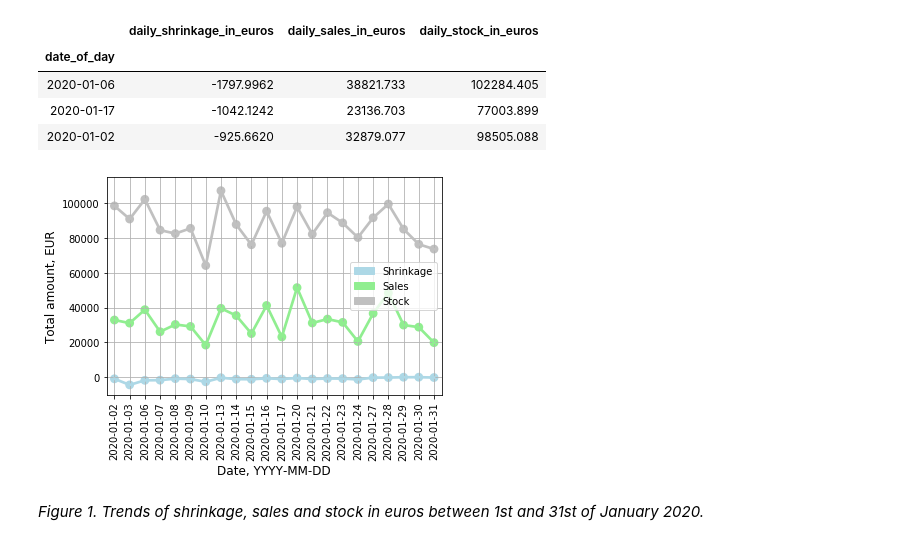
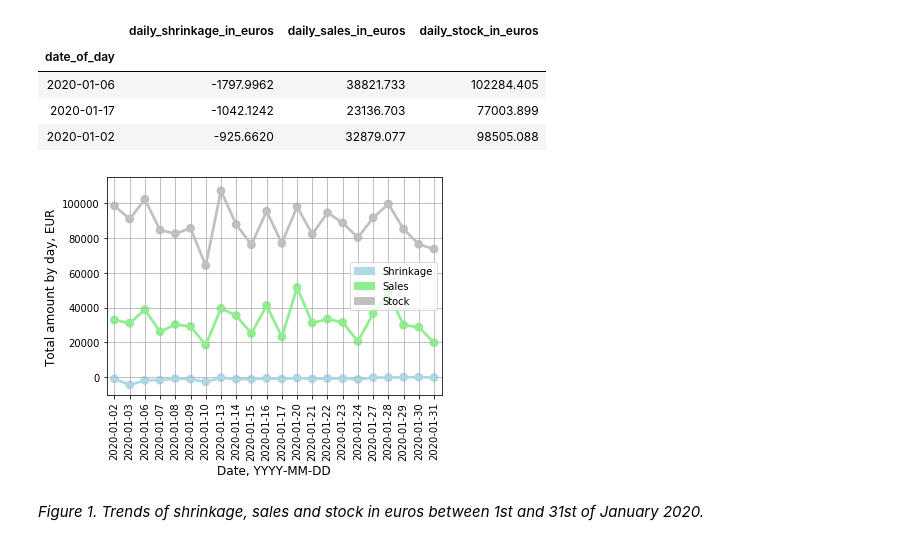
Before and after one commit to irina-baeva/retail-ds-project, a Jupyter notebook: metro_project_irina_baeva.ipynb, the cells around one changed output. Saved outputs shown, nothing was run; the diff lists cells and outputs as text; code cells hidden in the pictures.

```diff
--- a/metro_project_irina_baeva.ipynb
+++ b/metro_project_irina_baeva.ipynb
@@ -460,23 +459,23 @@ df_by_date.sample(3)
 # %%
 fig, ax = plt.subplots()
 
 sns.pointplot( x=df_by_date.index,y='daily_shrinkage_in_euros',data=df_by_date,color='lightblue')
 sns.pointplot( x=df_by_date.index, y='daily_sales_in_euros',data=df_by_date,color='lightgreen')
 sns.pointplot( x=df_by_date.index,y='daily_stock_in_euros',data=df_by_date,color='silver')
 plt.xlabel('Date, YYYY-MM-DD',fontsize = 12,color='black')
-plt.ylabel('Total amount, EUR',fontsize = 12,color='black')
+plt.ylabel('Total amount by day, EUR',fontsize = 12,color='black')
 
 ax.set_xticklabels(ax.get_xticklabels(), rotation=90)
 
 plt.gca().xaxis.set_major_formatter(plt.FixedFormatter(df_by_date.index.to_series().dt.strftime("%Y-%m-%d")))
 shrinkage_patch = mpatches.Patch(color='lightblue', label='Shrinkage')
 stock_patch = mpatches.Patch(color='lightgreen', label='Sales')
 sales_patch = mpatches.Patch(color='silver', label='Stock')
 plt.legend(handles=[shrinkage_patch, stock_patch, sales_patch])
 
 plt.grid()
 # %% [output]
-[figure, old version]
+[figure, new version]
 # %% [markdown]
 *Figure 1. Trends of shrinkage, sales and stock in euros between 1st and 31st of January 2020.*
 # %% [markdown]
```
Also changed, not shown: parts of 22 cells of this notebook.
